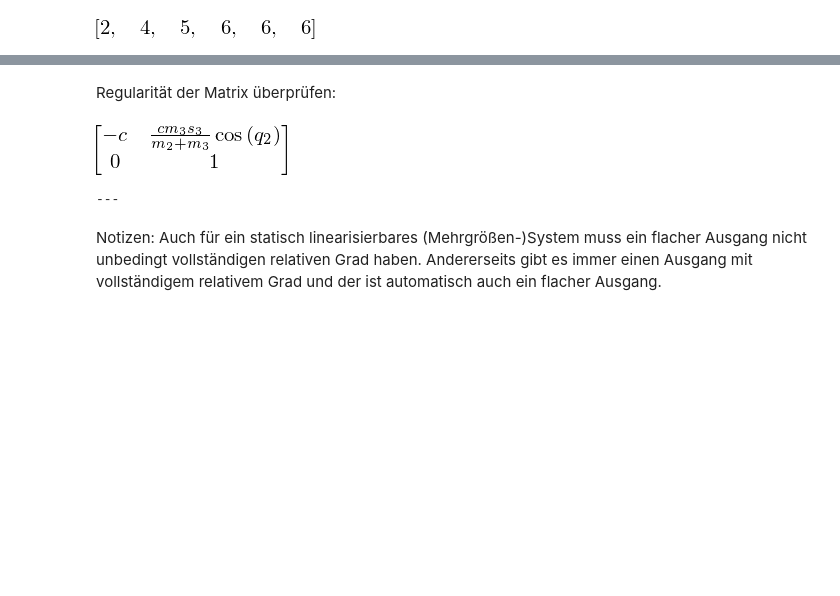
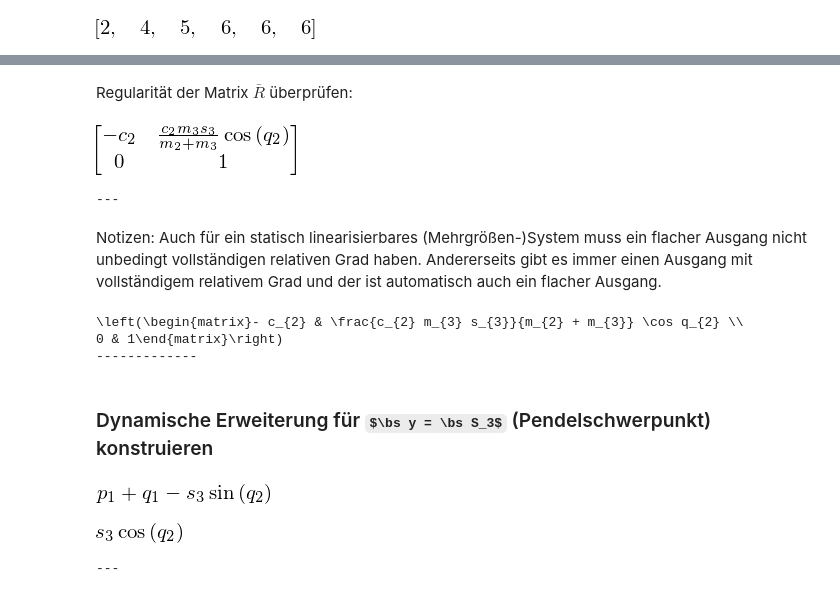
Before and after one commit to cknoll/beispiele, a Jupyter notebook: relevant/zwei_elast_gekoppelte_wagen_pendel.ipynb, the cells around one changed output, grey strips where cells are left out. Cells and saved outputs as stored; diff of their text form; code cells hidden in the pictures; some formulas as TeX source; blank space fills up the shorter version.

```diff
--- a/relevant/zwei_elast_gekoppelte_wagen_pendel.ipynb
+++ b/relevant/zwei_elast_gekoppelte_wagen_pendel.ipynb
@@ -246,8 +253,8 @@ Es gilt also $\kappa = 4$ (Weil erst $\Delta_3$ vollen Rang hat)
 # %%
-D2 = Delta_list[2]
+Delta2 = Delta_list[2]
 # %%
-W = st.nullspaceMatrix(D2.T).T ##
-m1 = W.shape[0]
+W = st.nullspaceMatrix(Delta2.T).T ##
+m1 = W.shape[0] ##
 # %% [output]
 [figure]
 ---
@@ -258,6 +269,6 @@ w1 = pc.DifferentialForm(1, xx, coeff=W[0, :])
 #w2 = pc.DifferentialForm(1, xx, coeff=W[1, :])
 # %%
 print w1.d
-y1 = w1.integrate() ##
+h1_bar = w1.integrate().simplify() ##
 # %% [output]
 0
@@ -293,9 +305,9 @@ Das heißt, es reicht $y_2$ als Funktion mit relativem Grad 2 zu wählen z.B. $y
 # %%
-y2 = q2
+h2_bar = q2
 
-print LgLf(y2, 0, 0)
-print LgLf(y2, 0, 1)
-print "---"
-print LgLf(y2, 1, 0)
-print LgLf(y2, 1, 1)
+LgLf(h2_bar, 0, 0) ##
+LgLf(h2_bar, 0, 1) ##
+print "-"*10
+LgLf(h2_bar, 1, 0) ##
+LgLf(h2_bar, 1, 1) ##
 # %% [output]
@@ -307,9 +323,9 @@ print LgLf(y2, 1, 1)
 # %% [markdown]
-Regularität der Matrix überprüfen:
+Regularität der Matrix $\bar R$ überprüfen:
 # %%
-R = sp.Matrix([[LgLf(y1, 0, 3), LgLf(y1, 1, 3)], [LgLf(y2, 0, 1), LgLf(y2, 1, 1)]]) ##
+R_bar = sp.Matrix([[LgLf(h1_bar, 0, 3), LgLf(h1_bar, 1, 3)], [LgLf(h2_bar, 0, 1), LgLf(h2_bar, 1, 1)]]) ##
 # %% [output]
-[figure, old version]
+[figure, new version]
 ---
 # %% [markdown]
 Notizen: Auch für ein statisch linearisierbares (Mehrgrößen-)System muss ein flacher Ausgang nicht unbedingt vollständigen relativen Grad haben. Andererseits gibt es immer einen Ausgang mit vollständigem relativem Grad und der ist automatisch auch ein flacher Ausgang.
@@ -317,0 +332,14 @@ print sp.latex(R)
+# %%
+latex(R_bar)
+# %% [output]
+\left(\begin{matrix}- c_{2} & \frac{c_{2} m_{3} s_{3}}{m_{2} + m_{3}} \cos q_{2} \\
+0 & 1\end{matrix}\right)
+-------------
+# %% [markdown]
+### Dynamische Erweiterung für  $\bs y = \bs S_3$ (Pendelschwerpunkt) konstruieren
+# %%
+h1, h2 = S3 ##
+# %% [output]
+[figure, added]
+[figure, added]
+---
```
Also changed, not shown: parts of 48 cells of this notebook, 8 other files.
